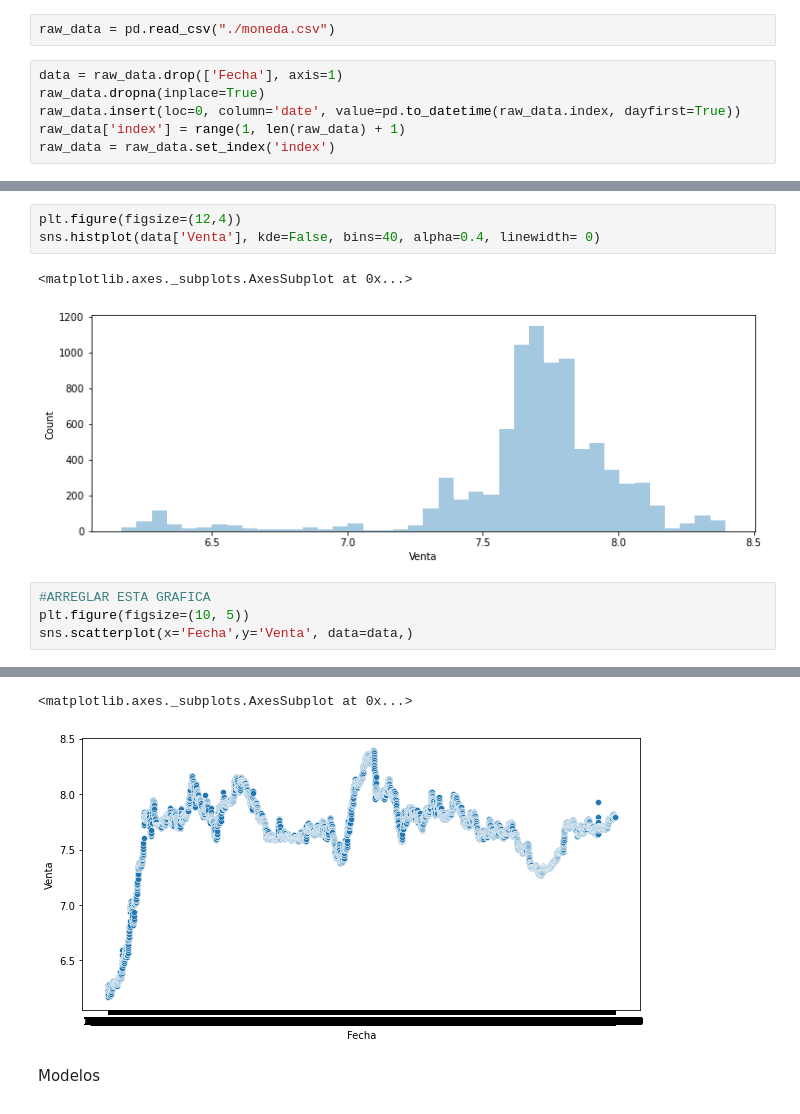
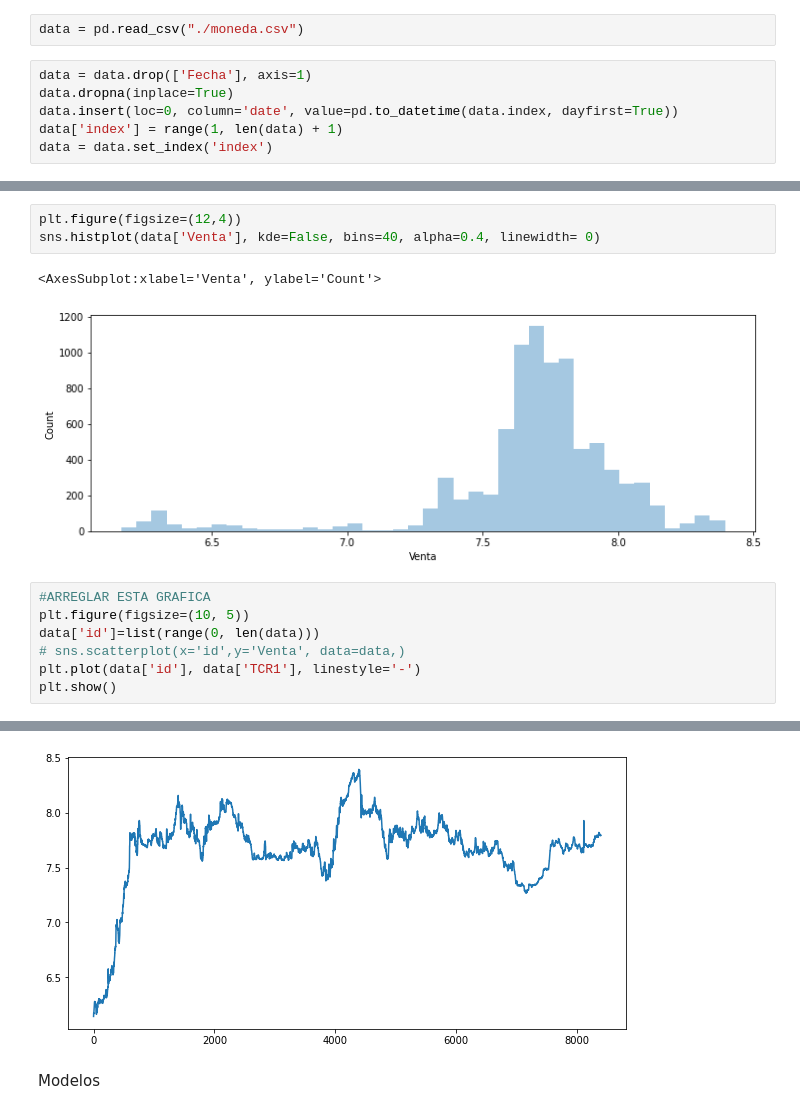
Before and after one commit to iconicmajo/Proyecto2-Modelacion, a Jupyter notebook: Modelacion .ipynb, the cells around one changed output, grey strips where cells are left out. Cells and saved outputs as stored; diff of their text form.

Commit message:
Graphs

```diff
--- a/Modelacion .ipynb
+++ b/Modelacion .ipynb
@@ -12,13 +11,13 @@ from statsmodels.tsa.holtwinters import ExponentialSmoothing
 from scipy.optimize import curve_fit
 from sklearn.metrics import r2_score
 # %%
-raw_data = pd.read_csv("./moneda.csv")
+data = pd.read_csv("./moneda.csv")
 # %%
-data = raw_data.drop(['Fecha'], axis=1)
-raw_data.dropna(inplace=True)
-raw_data.insert(loc=0, column='date', value=pd.to_datetime(raw_data.index, dayfirst=True))
-raw_data['index'] = range(1, len(raw_data) + 1)
-raw_data = raw_data.set_index('index')
+data = data.drop(['Fecha'], axis=1)
+data.dropna(inplace=True)
+data.insert(loc=0, column='date', value=pd.to_datetime(data.index, dayfirst=True))
+data['index'] = range(1, len(data) + 1)
+data = data.set_index('index')
 # %%
 data.head()
 # %% [output]
@@ -51,10 +51,13 @@ sns.histplot(data['Compra'], kde=False, bins=40, alpha=0.4, linewidth= 0)
 plt.figure(figsize=(12,4))
 sns.histplot(data['Venta'], kde=False, bins=40, alpha=0.4, linewidth= 0)
 # %% [output]
-<matplotlib.axes._subplots.AxesSubplot at 0x...>
+<AxesSubplot:xlabel='Venta', ylabel='Count'>
 [figure]
 # %%
 #ARREGLAR ESTA GRAFICA
 plt.figure(figsize=(10, 5))
-sns.scatterplot(x='Fecha',y='Venta', data=data,)
+data['id']=list(range(0, len(data)))
+# sns.scatterplot(x='id',y='Venta', data=data,)
+plt.plot(data['id'], data['TCR1'], linestyle='-')
+plt.show()
 # %% [output]
@@ -62,5 +64,4 @@ sns.scatterplot(x='Fecha',y='Venta', data=data,)
-<matplotlib.axes._subplots.AxesSubplot at 0x...>
-[figure, old version]
+[figure, new version]
 # %% [markdown]
 Modelos
 # %%
```
Also changed, not shown: parts of 11 cells of this notebook, 1 other file.
